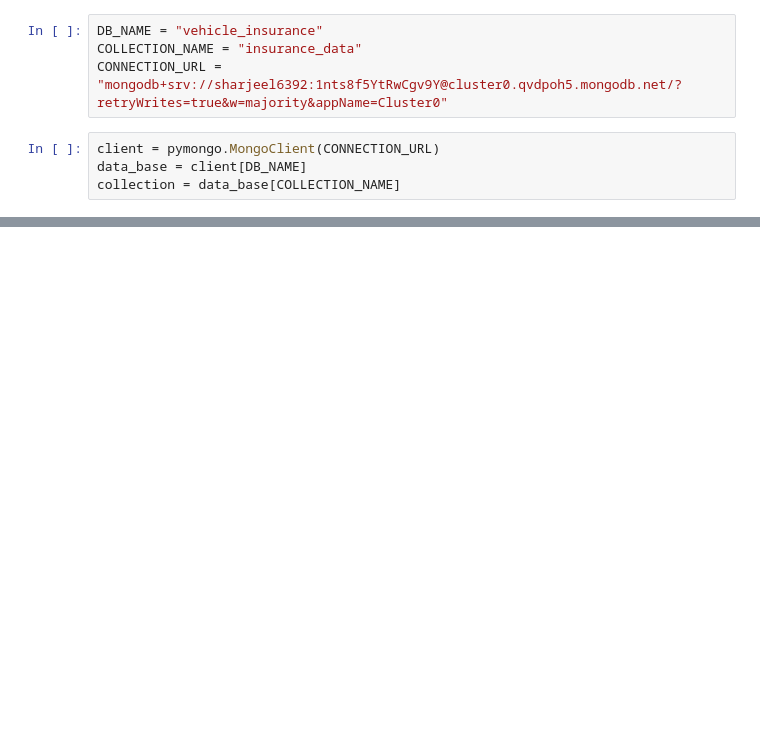
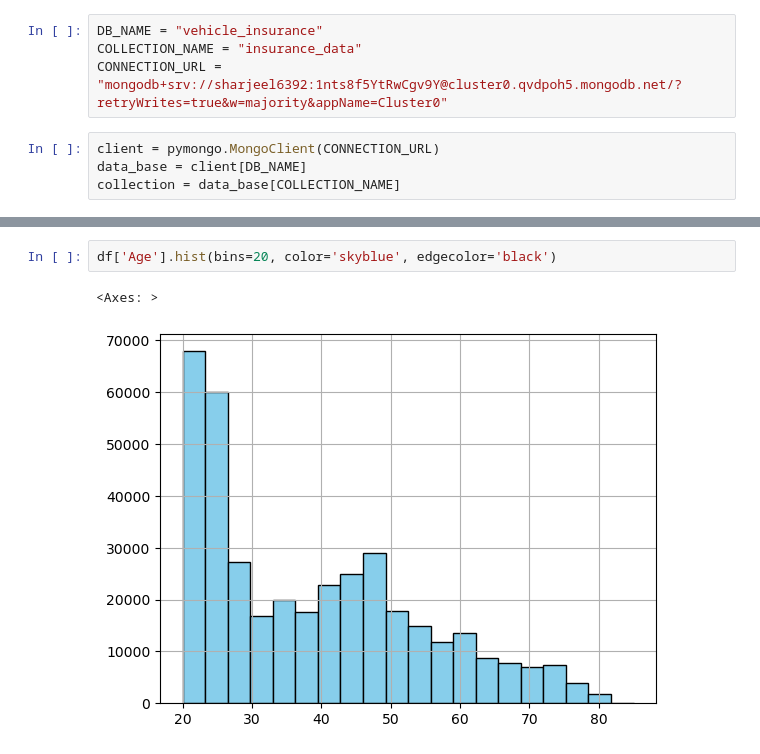
Before and after one commit to sharjeel6392/vehicle-insurance-prediction, a Jupyter notebook: notebook/mongoDB_demo.ipynb, the cells around one changed output, grey strips where cells are left out. Cells and saved outputs as stored; diff of their text form; blank space fills up the shorter version.

```diff
--- a/notebook/mongoDB_demo.ipynb
+++ b/notebook/mongoDB_demo.ipynb
@@ -23,0 +143,5 @@ print(f"Inserted {len(rec.inserted_ids)} records into the collection {COLLECTION
+# %%
+df['Age'].hist(bins=20, color='skyblue', edgecolor='black')
+# %% [output]
+<Axes: >
+[figure, added]
```
Also changed, not shown: parts of 50 cells of this notebook, 1 other file.
